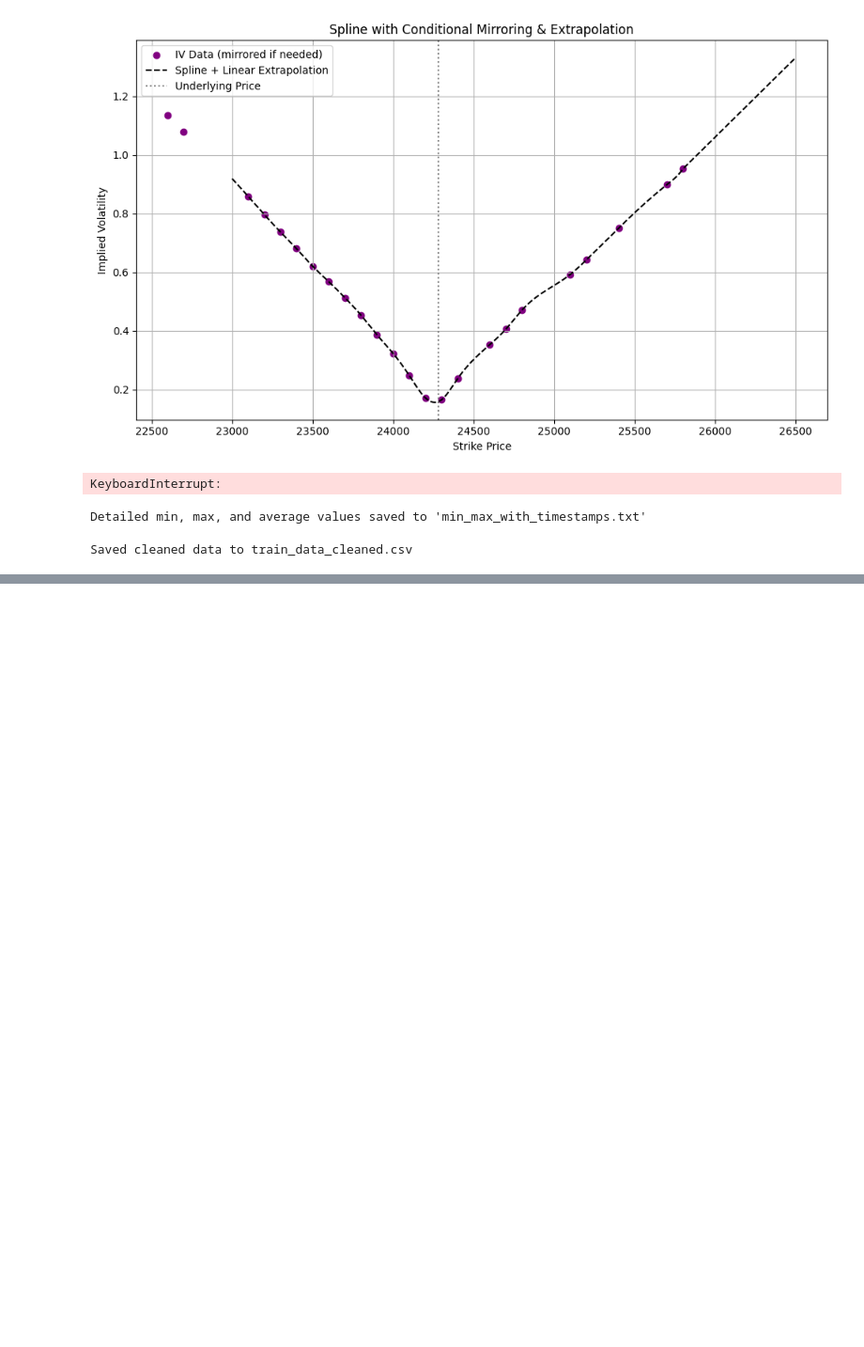
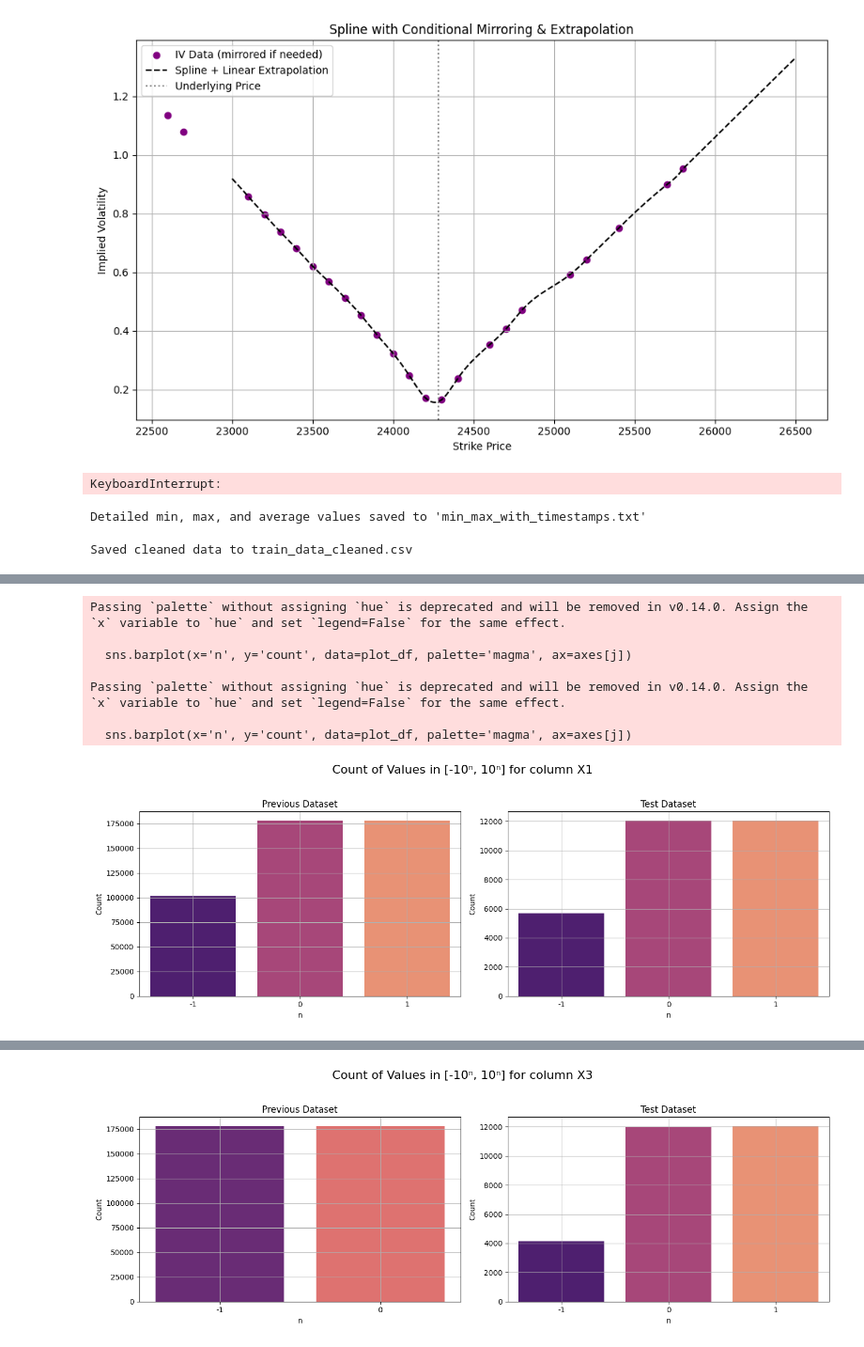
Before and after one commit to ag-arpitgoyal/nk-securities-research-hackathon-2025, a Jupyter notebook: misc.ipynb, the cells around one changed output, grey strips where cells are left out. Shown at 94% size. Cells and saved outputs as stored; diff of their text form; code cells hidden in the pictures; blank space fills up the shorter version.

```diff
--- a/misc.ipynb
+++ b/misc.ipynb
@@ -646,0 +859,79 @@ df.to_csv('train_data_cleaned.csv', index=False)
+# %%
+import pandas as pd
+
+# Load the CSV file
+df = pd.read_csv('v4_final.csv')
+
+# Define columns to remove: 'underlying' and 'X0' to 'X41'
+columns_to_remove = ['underlying'] + ['X1', 'X3', 'X4', 'X9', 'X12', 'X16', 'X17', 'X18', 'X23', 'X26', 'X32', 'X33', 'X34', 'X35', 'X37', 'X38']
+
+# Drop the columns if they exist in the DataFrame
+df = df.drop(columns=[col for col in columns_to_remove if col in df.columns])
+
+# Save the cleaned DataFrame to a new CSV
+df.to_csv('new_v4_final.csv', index=False)
+# %%
+import pandas as pd
+import matplotlib.pyplot as plt
+import numpy as np
+import seaborn as sns
+
+# Settings
+file_paths = ['new_train_data.csv', 'new_test_data.csv']
+titles = ['Previous Dataset', 'Test Dataset']
+dfs = [pd.read_csv(path) for path in file_paths]
+
+# Selected features only
+selected_features = ['X1', 'X3', 'X4', 'X9', 'X12', 'X16', 'X17', 'X18', 'X23', 'X26', 'X32', 'X33', 'X34', 'X35', 'X37', 'X38']
+
+# Loop over selected columns
+for column_name in selected_features:
+
+    fig, axes = plt.subplots(1, 2, figsize=(14, 5))  # Individual y-axes
+    fig.suptitle(f'Count of Values in [-10ⁿ, 10ⁿ] for column {column_name}', fontsize=16)
+
+    for j, (df, title) in enumerate(zip(dfs, titles)):
+        if column_name not in df.columns:
+            axes[j].set_title(f"{title} (Column not found)")
+            axes[j].axis('off')
+            continue
+
+        data = df[column_name].dropna().values
+        if len(data) == 0:
+            axes[j].set_title(f"{title} (No non-NaN data)")
+            axes[j].axis('off')
+            continue
+
+        max_abs_val = np.max(np.abs(data))
+        max_n = int(np.ceil(np.log10(max_abs_val))) if max_abs_val > 0 else 0
+
+        counts_by_n = {}
+
+        # Start from n = -1 to include 10^-1
+        for n in range(-1, max_n + 1):
+            limit = 10 ** n
+            count = np.sum(np.abs(data) <= limit)
+            counts_by_n[n] = count
+
+        plot_df = pd.DataFrame({
+            'n': list(counts_by_n.keys()),
+            'count': list(counts_by_n.values())
+        })
+
+        sns.barplot(x='n', y='count', data=plot_df, palette='magma', ax=axes[j])
+        axes[j].set_title(title)
+        axes[j].set_xlabel('n')
+        axes[j].set_ylabel('Count')
+        axes[j].grid(True)
+
+    plt.tight_layout(rect=[0, 0, 1, 0.95])
+    plt.show()
+# %% [output]
+Passing `palette` without assigning `hue` is deprecated and will be removed in v0.14.0. Assign the `x` variable to `hue` and set `legend=False` for the same effect.
+
+  sns.barplot(x='n', y='count', data=plot_df, palette='magma', ax=axes[j])
+
+Passing `palette` without assigning `hue` is deprecated and will be removed in v0.14.0. Assign the `x` variable to `hue` and set `legend=False` for the same effect.
+
+  sns.barplot(x='n', y='count', data=plot_df, palette='magma', ax=axes[j])
+[figure, added]
@@ -646,0 +945 @@ df.to_csv('train_data_cleaned.csv', index=False)
+[figure, added]
```
Also changed, not shown: parts of 25 cells of this notebook, 36 other files.
